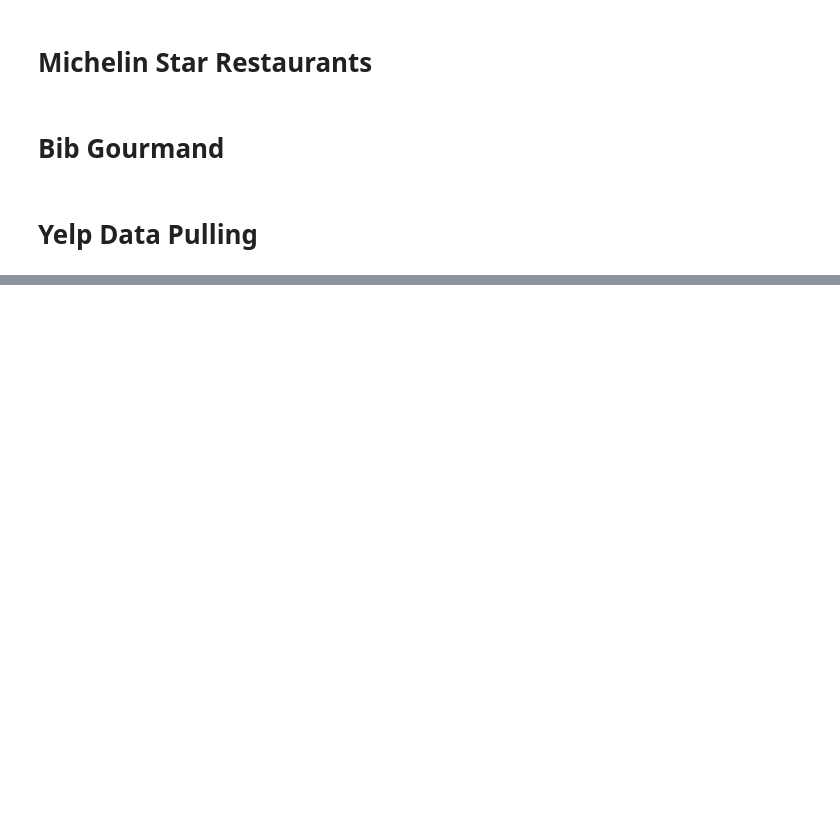
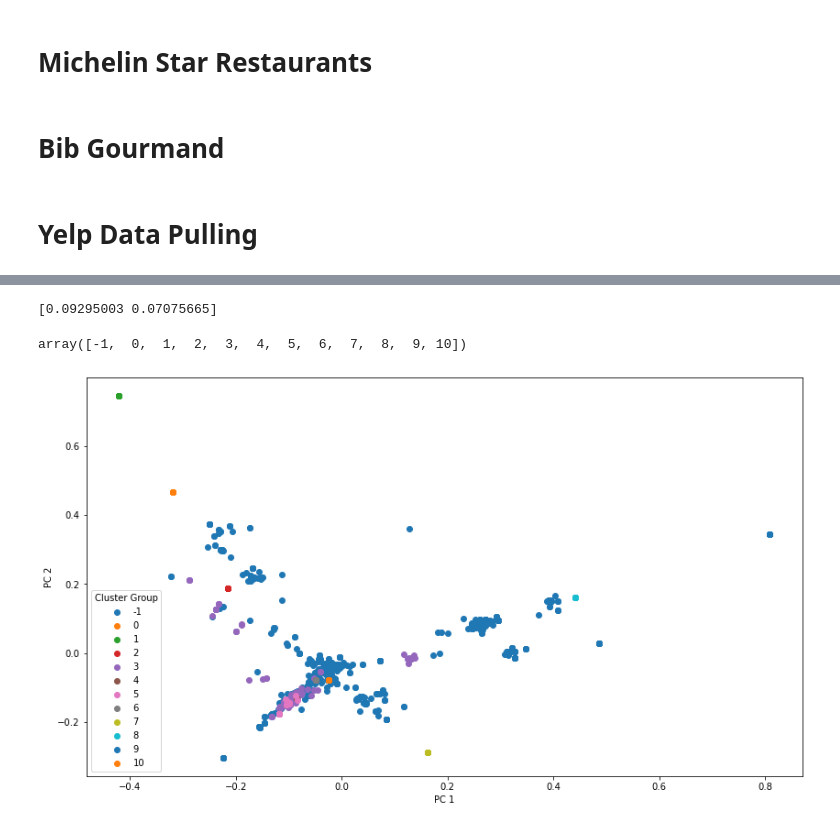
Before and after one commit to cole-khamnei/restaurant_finder, a Jupyter notebook: restaurant_finder.ipynb, the cells around one changed output, grey strips where cells are left out. Saved outputs shown, nothing was run; the diff lists cells and outputs as text; code cells hidden in the pictures; blank space fills up the shorter version.

```diff
--- a/restaurant_finder.ipynb
+++ b/restaurant_finder.ipynb
@@ -102,0 +145,33 @@ helpers.add_plt_labels(ax, x="Yelp Rating", y="Google Rating")
+# %%
+def category_vec(string):
+    return np.array([category in string for category in categories]) * 1
+
+X = np.vstack(data["categories"].apply(category_vec).values)
+# %%
+X = X / X.sum(axis=1).reshape(-1, 1)
+# %%
+import numpy as np
+from sklearn.decomposition import PCA
+pca = PCA(n_components=2)
+pca.fit(X)
+
+print(pca.explained_variance_ratio_)
+
+from sklearn.cluster import DBSCAN
+# %% [output]
+[0.09295003 0.07075665]
+# %%
+clustering = DBSCAN(eps=.4, min_samples=10).fit(X)
+np.unique(clustering.labels_)
+# %% [output]
+array([-1,  0,  1,  2,  3,  4,  5,  6,  7,  8,  9, 10])
+# %%
+x = pca.transform(X)
+fig, ax = plt.subplots(figsize=(14, 8))
+for label in np.unique(clustering.labels_):
+    index = clustering.labels_ == label
+    ax.scatter(x[:, 0][index], x[:, 1][index], label=label)
+ax.legend(title="Cluster Group")
+helpers.add_plt_labels(ax, x="PC 1", y="PC 2")
+# %% [output]
+[figure, added]
```
Also changed, not shown: parts of 16 cells of this notebook, 2 other files.
